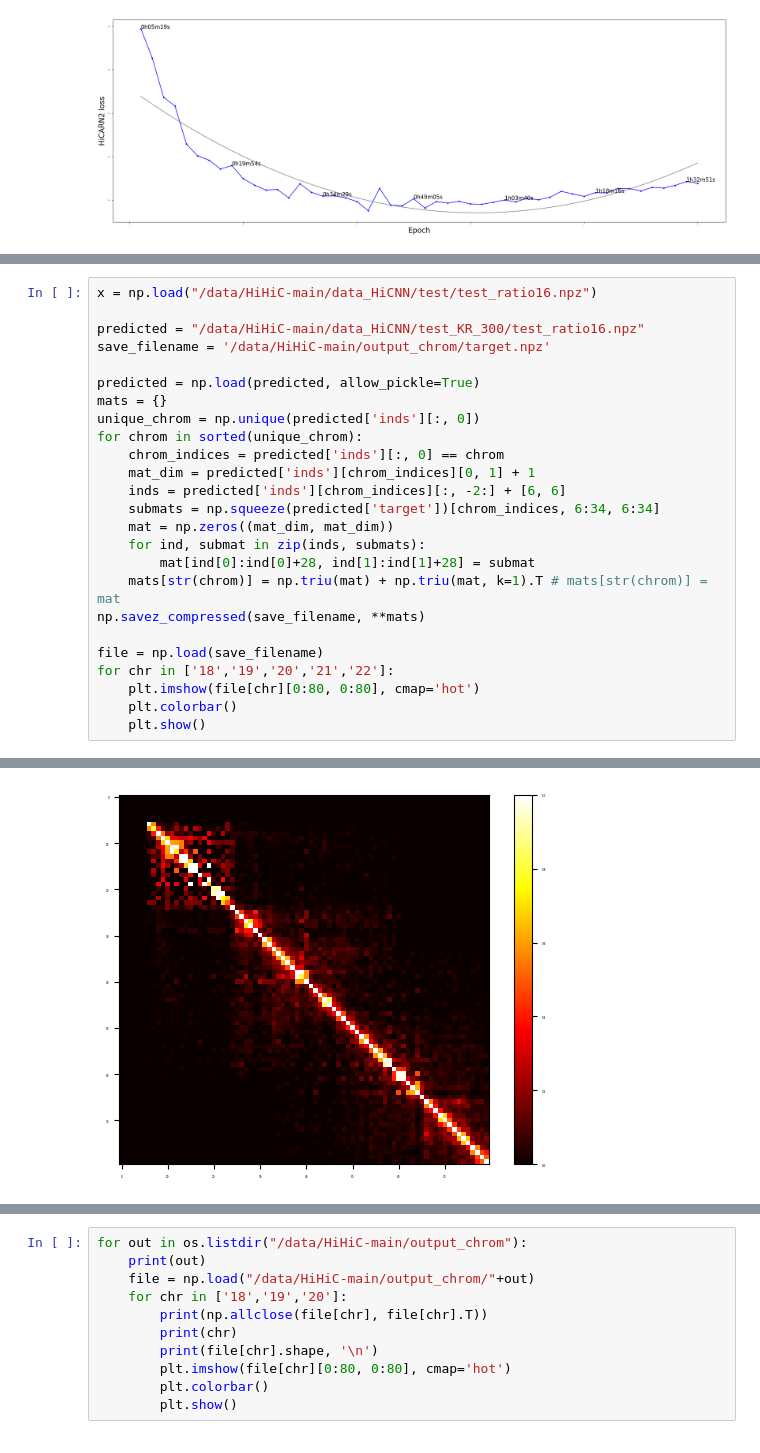
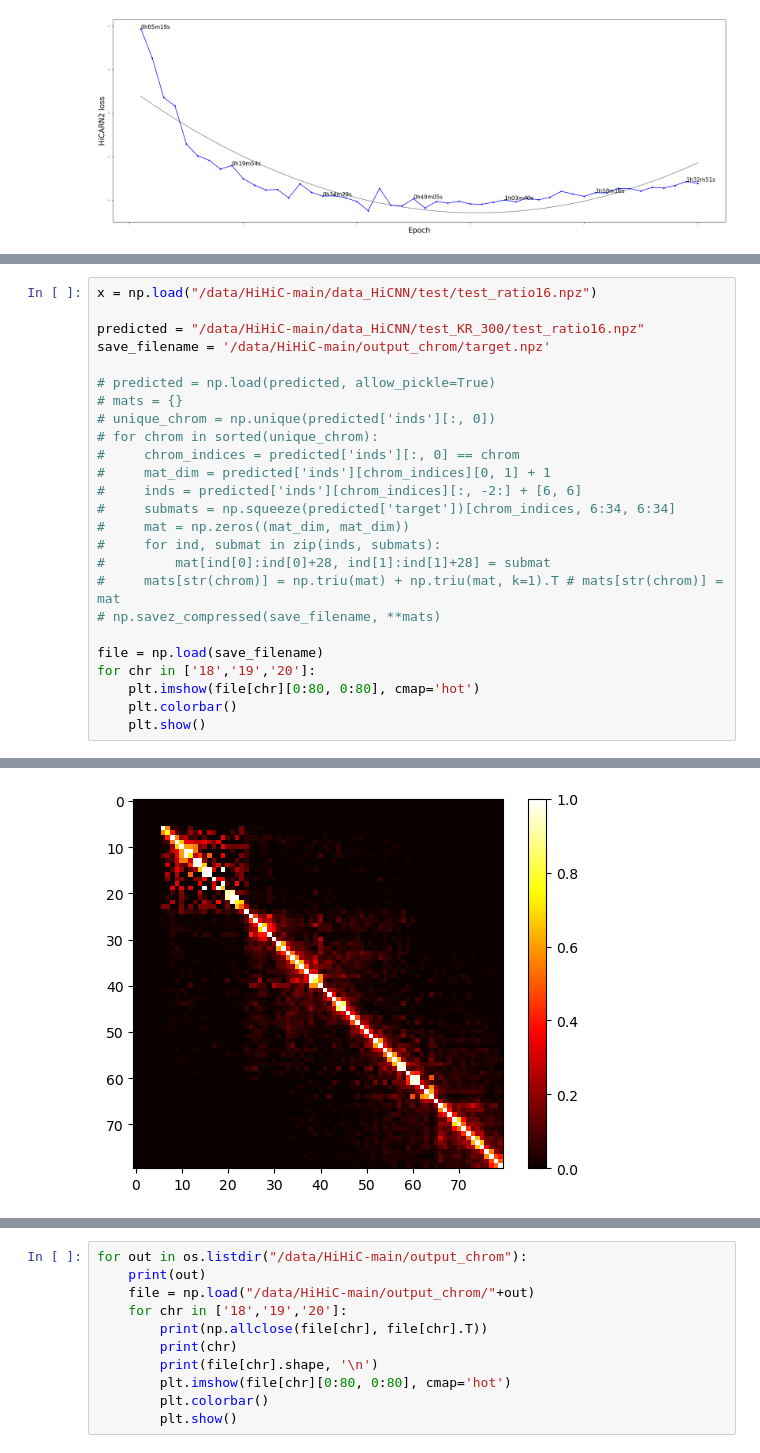
Before and after one commit to jkrLab/HiHiC, a Jupyter notebook: train.ipynb, the cells around one changed output, grey strips where cells are left out. Cells and saved outputs as stored; diff of their text form.

```diff
--- a/train.ipynb
+++ b/train.ipynb
@@ -161,22 +225,22 @@ x = np.load("/data/HiHiC-main/data_HiCNN/test/test_ratio16.npz")
 predicted = "/data/HiHiC-main/data_HiCNN/test_KR_300/test_ratio16.npz"
 save_filename = '/data/HiHiC-main/output_chrom/target.npz'
 
-predicted = np.load(predicted, allow_pickle=True)
-mats = {}
-unique_chrom = np.unique(predicted['inds'][:, 0])
-for chrom in sorted(unique_chrom):
-    chrom_indices = predicted['inds'][:, 0] == chrom
-    mat_dim = predicted['inds'][chrom_indices][0, 1] + 1
-    inds = predicted['inds'][chrom_indices][:, -2:] + [6, 6]
-    submats = np.squeeze(predicted['target'])[chrom_indices, 6:34, 6:34]
-    mat = np.zeros((mat_dim, mat_dim))
-    for ind, submat in zip(inds, submats):
-        mat[ind[0]:ind[0]+28, ind[1]:ind[1]+28] = submat
-    mats[str(chrom)] = np.triu(mat) + np.triu(mat, k=1).T # mats[str(chrom)] = mat
-np.savez_compressed(save_filename, **mats)
+# predicted = np.load(predicted, allow_pickle=True)
+# mats = {}
+# unique_chrom = np.unique(predicted['inds'][:, 0])
+# for chrom in sorted(unique_chrom):
+#     chrom_indices = predicted['inds'][:, 0] == chrom
+#     mat_dim = predicted['inds'][chrom_indices][0, 1] + 1
+#     inds = predicted['inds'][chrom_indices][:, -2:] + [6, 6]
+#     submats = np.squeeze(predicted['target'])[chrom_indices, 6:34, 6:34]
+#     mat = np.zeros((mat_dim, mat_dim))
+#     for ind, submat in zip(inds, submats):
+#         mat[ind[0]:ind[0]+28, ind[1]:ind[1]+28] = submat
+#     mats[str(chrom)] = np.triu(mat) + np.triu(mat, k=1).T # mats[str(chrom)] = mat
+# np.savez_compressed(save_filename, **mats)
 
 file = np.load(save_filename)
-for chr in ['18','19','20','21','22']:
+for chr in ['18','19','20']:
     plt.imshow(file[chr][0:80, 0:80], cmap='hot')
     plt.colorbar()
     plt.show()
@@ -185 +249 @@ for chr in ['18','19','20','21','22']:
-[figure, old version]
+[figure, new version]
```
Also changed, not shown: parts of 18 cells of this notebook, 8 other files.
